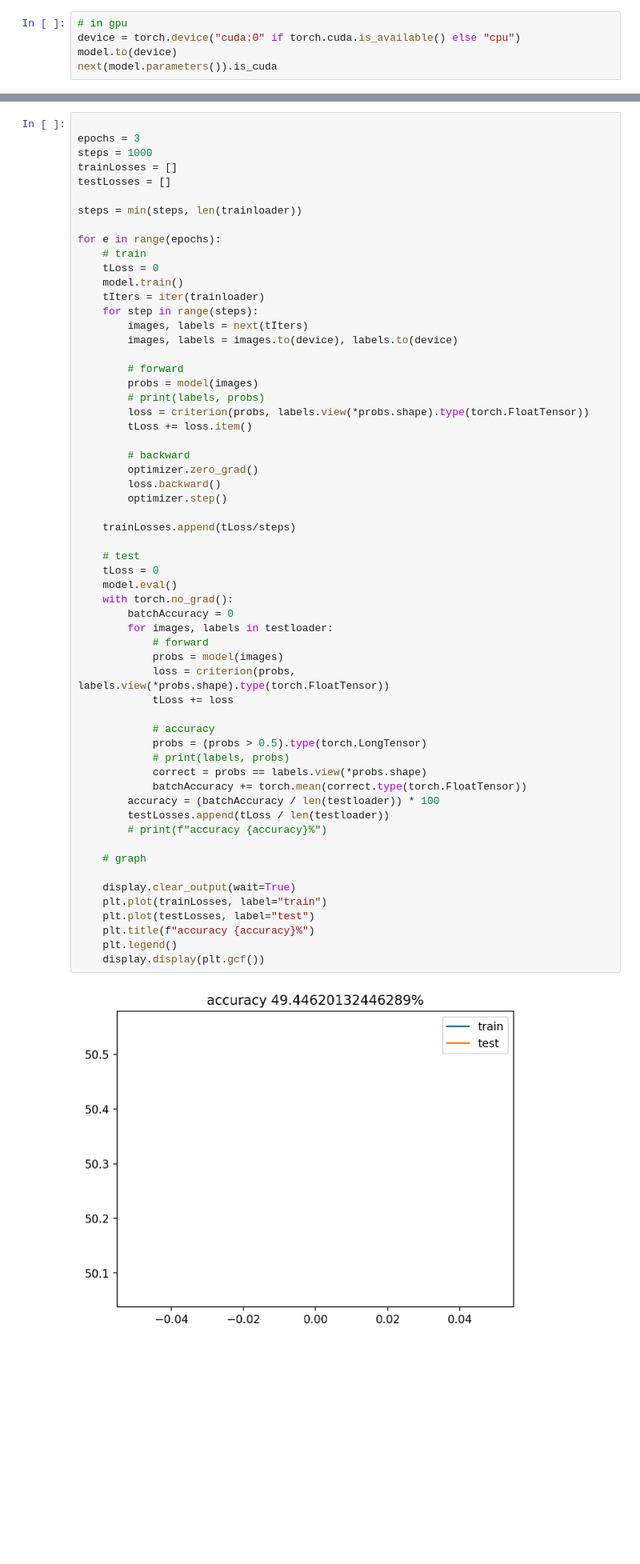
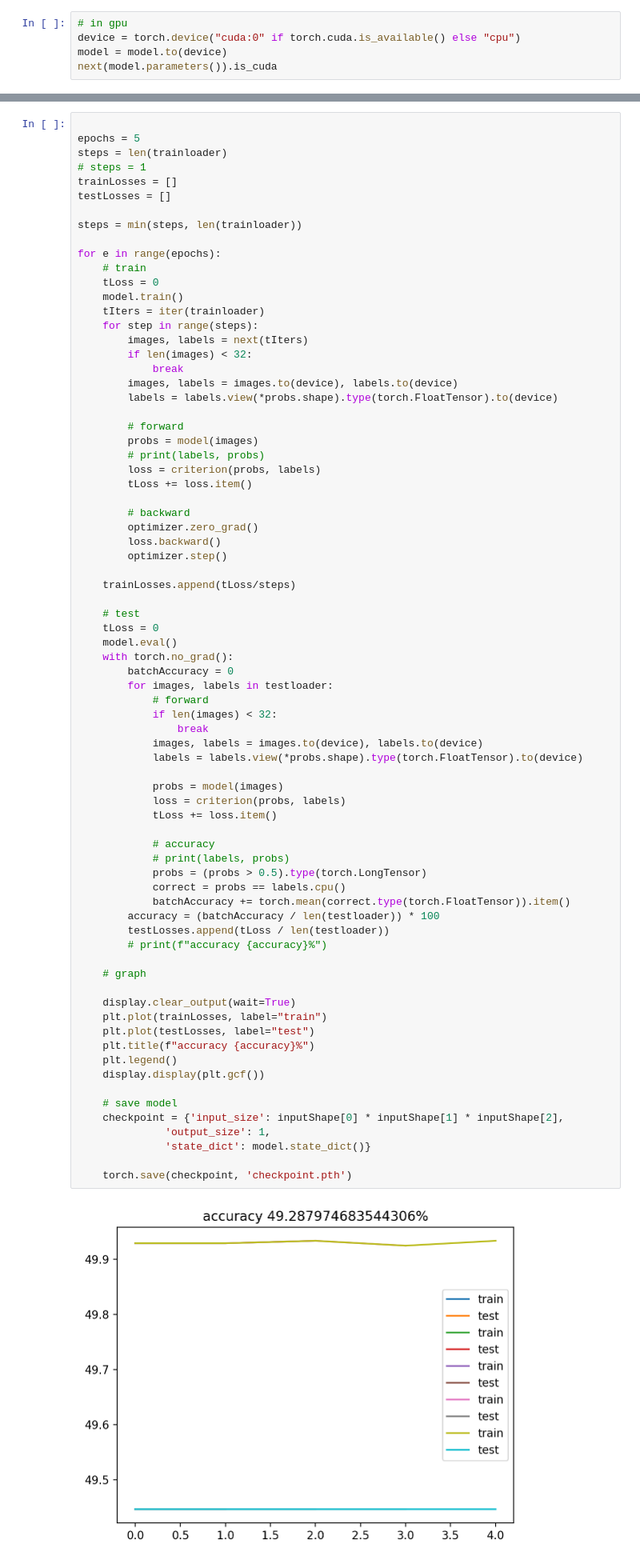
Before and after one commit to adhocmaster/ml-from-scratch, a Jupyter notebook: deep-learning-v2-pytorch-master/intro-to-pytorch/Part 7 - Loading Image Data (Exercises).ipynb, the cells around one changed output, grey strips where cells are left out. Shown: that part at 80% size. Drawn from its saved outputs; the diff is of its cells as text; blank space fills up the shorter version.

```diff
--- a/deep-learning-v2-pytorch-master/intro-to-pytorch/Part 7 - Loading Image Data (Exercises).ipynb
+++ b/deep-learning-v2-pytorch-master/intro-to-pytorch/Part 7 - Loading Image Data (Exercises).ipynb
@@ -224,14 +224,15 @@ from IPython import display
 # %%
 # in gpu
 device = torch.device("cuda:0" if torch.cuda.is_available() else "cpu")
-model.to(device)
+model = model.to(device)
 next(model.parameters()).is_cuda
 # %% [output]
 True
 # %%
 
-epochs = 3
-steps = 1000
+epochs = 5
+steps = len(trainloader)
+# steps = 1
 trainLosses = []
 testLosses = []
 
@@ -244,48 +245,63 @@ for e in range(epochs):
     tIters = iter(trainloader)
     for step in range(steps):
         images, labels = next(tIters)
+        if len(images) < 32:
+            break
         images, labels = images.to(device), labels.to(device)
+        labels = labels.view(*probs.shape).type(torch.FloatTensor).to(device)
 
         # forward
         probs = model(images)
         # print(labels, probs)
-        loss = criterion(probs, labels.view(*probs.shape).type(torch.FloatTensor))
+        loss = criterion(probs, labels)
         tLoss += loss.item()
 
         # backward
         optimizer.zero_grad()
         loss.backward()
         optimizer.step()
 
     trainLosses.append(tLoss/steps)
 
     # test
     tLoss = 0
     model.eval()
     with torch.no_grad():
         batchAccuracy = 0
         for images, labels in testloader:
             # forward
+            if len(images) < 32:
+                break
+            images, labels = images.to(device), labels.to(device)
+            labels = labels.view(*probs.shape).type(torch.FloatTensor).to(device)
+
             probs = model(images)
-            loss = criterion(probs, labels.view(*probs.shape).type(torch.FloatTensor))
-            tLoss += loss
+            loss = criterion(probs, labels)
+            tLoss += loss.item()
 
             # accuracy
+            # print(labels, probs)
             probs = (probs > 0.5).type(torch.LongTensor)
-            # print(labels, probs)
-            correct = probs == labels.view(*probs.shape)
-            batchAccuracy += torch.mean(correct.type(torch.FloatTensor))
+            correct = probs == labels.cpu()
+            batchAccuracy += torch.mean(correct.type(torch.FloatTensor)).item()
         accuracy = (batchAccuracy / len(testloader)) * 100
         testLosses.append(tLoss / len(testloader))
         # print(f"accuracy {accuracy}%")
 
     # graph
 
     display.clear_output(wait=True)
     plt.plot(trainLosses, label="train")
     plt.plot(testLosses, label="test")
     plt.title(f"accuracy {accuracy}%")
     plt.legend()
     display.display(plt.gcf())
+
+    # save model
+    checkpoint = {'input_size': inputShape[0] * inputShape[1] * inputShape[2],
+              'output_size': 1,
+              'state_dict': model.state_dict()}
+
+    torch.save(checkpoint, 'checkpoint.pth')
 # %% [output]
-[figure, old version]
+[figure, new version]
```
Also changed, not shown: parts of 2 cells of this notebook, 2 other files.
